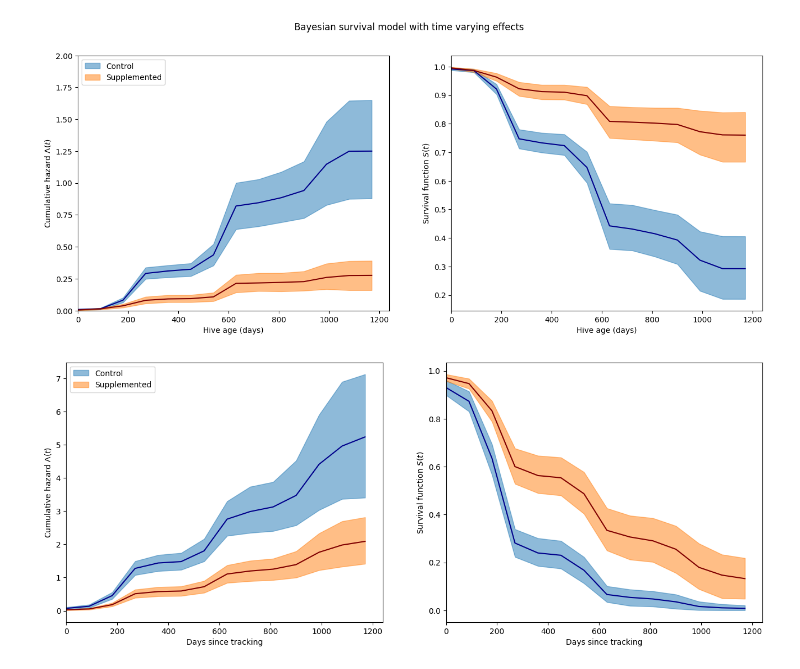
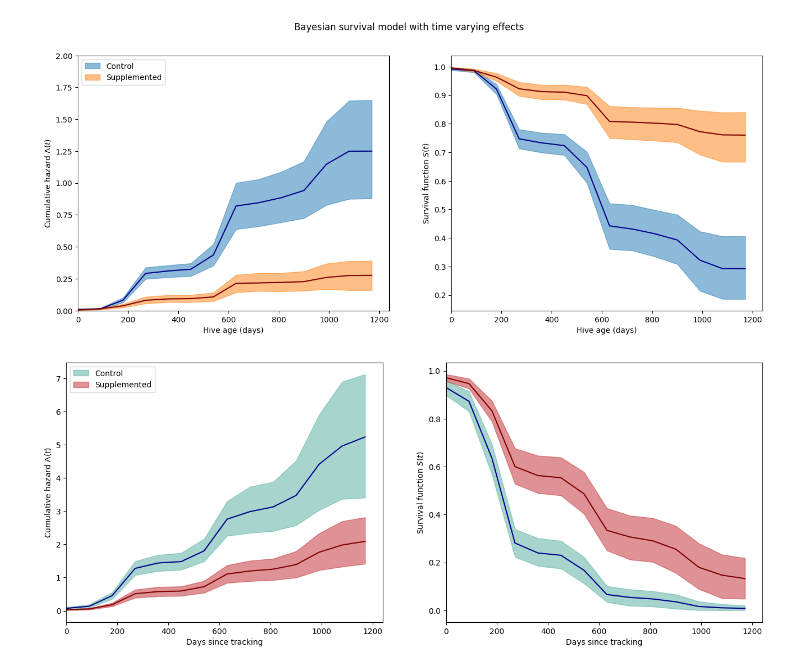
Before and after one commit to NicoCoallier/cubee, a Jupyter notebook: notebooks/3.1. Colony Survival Models.ipynb, the cells around one changed output. Cells and saved outputs as stored; diff of their text form; code cells hidden in the pictures.

```diff
--- a/notebooks/3.1. Colony Survival Models.ipynb
+++ b/notebooks/3.1. Colony Survival Models.ipynb
@@ -430,36 +430,36 @@ az.plot_hdi(
     cum_hazard(base_hazard),
     ax=hazard_ax,
     smooth=False,
-    color="C0",
+    color="#50ad9f",
     fill_kwargs={"label": "Control"},
 )
 az.plot_hdi(
     interval_bounds[:-1],
     cum_hazard(met_hazard),
     ax=hazard_ax,
     smooth=False,
-    color="C1",
+    color="#c1272c",
     fill_kwargs={"label": "Supplemented"},
 )
 
 hazard_ax.plot(interval_bounds[:-1], get_mean(cum_hazard(base_hazard)), color="darkblue")
 hazard_ax.plot(interval_bounds[:-1], get_mean(cum_hazard(met_hazard)), color="maroon")
 
 hazard_ax.set_xlim(0, short.hive_age.max())
 hazard_ax.set_xlabel("Days since tracking")
 hazard_ax.set_ylabel(r"Cumulative hazard $\Lambda(t)$")
 hazard_ax.legend(loc=2)
 
-az.plot_hdi(interval_bounds[:-1], survival(base_hazard), ax=surv_ax, smooth=False, color="C0")
-az.plot_hdi(interval_bounds[:-1], survival(met_hazard), ax=surv_ax, smooth=False, color="C1")
+az.plot_hdi(interval_bounds[:-1], survival(base_hazard), ax=surv_ax, smooth=False, color="#50ad9f")
+az.plot_hdi(interval_bounds[:-1], survival(met_hazard), ax=surv_ax, smooth=False, color="#c1272c")
 
 surv_ax.plot(interval_bounds[:-1], get_mean(survival(base_hazard)), color="darkblue")
 surv_ax.plot(interval_bounds[:-1], get_mean(survival(met_hazard)), color="maroon")
 
 surv_ax.set_xlim(0, short.hive_age.max())
 surv_ax.set_xlabel("Days since tracking")
 surv_ax.set_ylabel("Survival function $S(t)$")
 
 plt.savefig("cox_ph_colony_survival.png")
 # %% [output]
-[figure, old version]
+[figure, new version]
```
Also changed, not shown: parts of 2 cells of this notebook, 6 other files.
